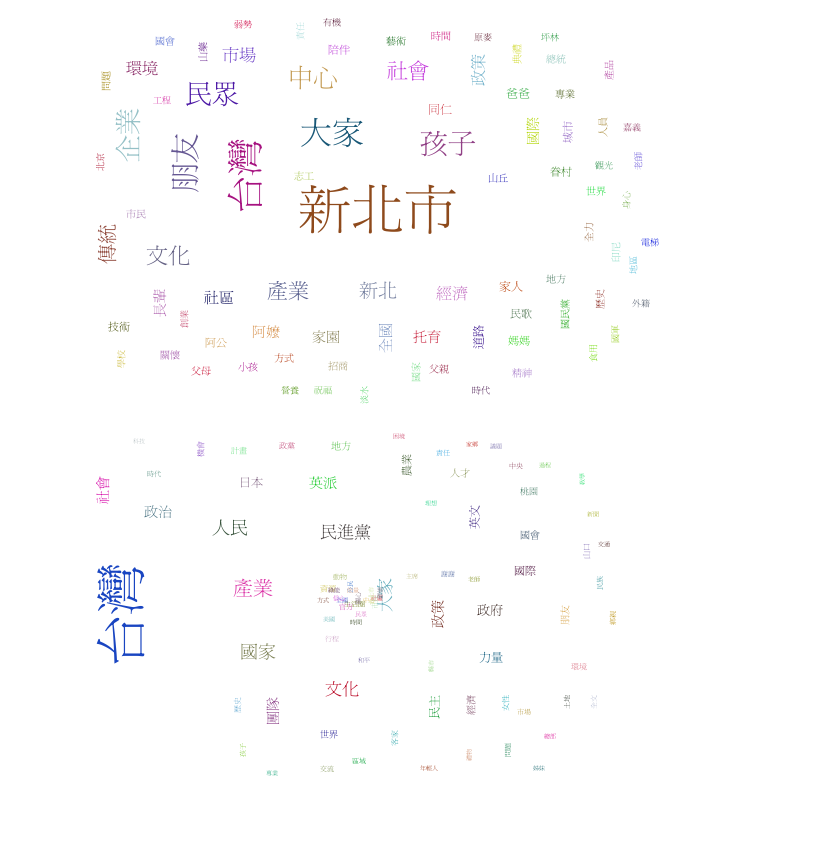
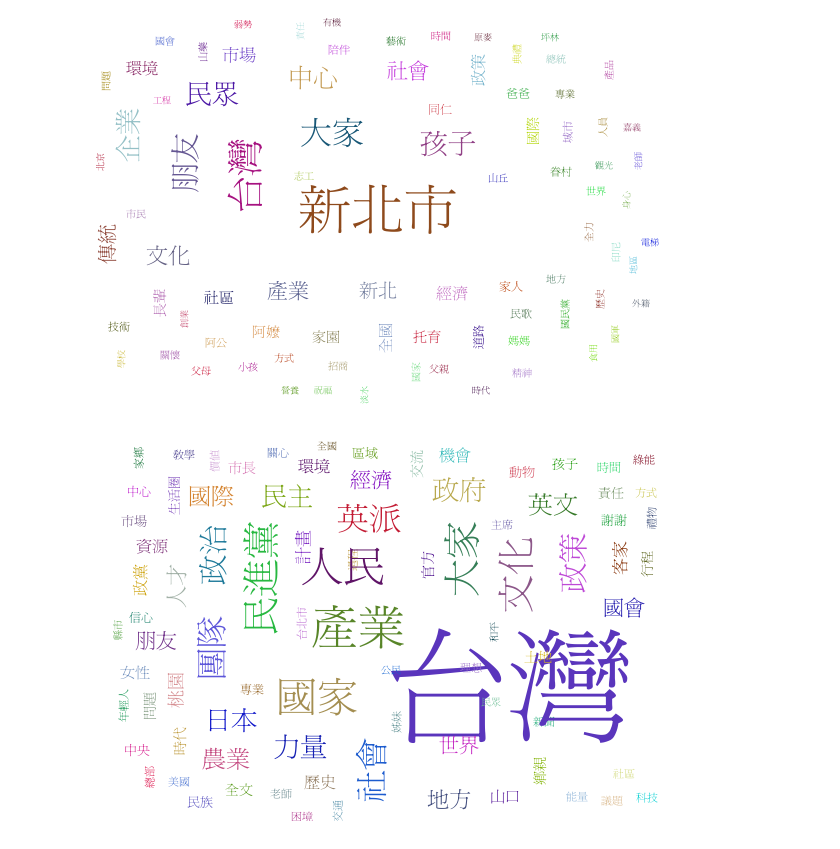
Before and after one commit to ywchiu/twmtm, a Jupyter notebook: 20151029Demo.ipynb, the cells around one changed output. Drawn from its saved outputs; the diff is of its cells as text; code cells hidden in the pictures.

```diff
--- a/20151029Demo.ipynb
+++ b/20151029Demo.ipynb
@@ -396,8 +396,8 @@ for term in sorted_terms[0:100]:
 # %%
 from pytagcloud import create_tag_image, make_tags
 from IPython.display import Image
-tags = make_tags(swd, maxsize=50)
+tags = make_tags(swd, maxsize=120)
 create_tag_image(tags, 'wc.png', size=(600,400), fontname='SimHei')
 Image(filename='wc.png')
 # %% [output]
-[figure, old version]
+[figure, new version]
```
Also changed, not shown: parts of 23 cells of this notebook, 1 other file.
